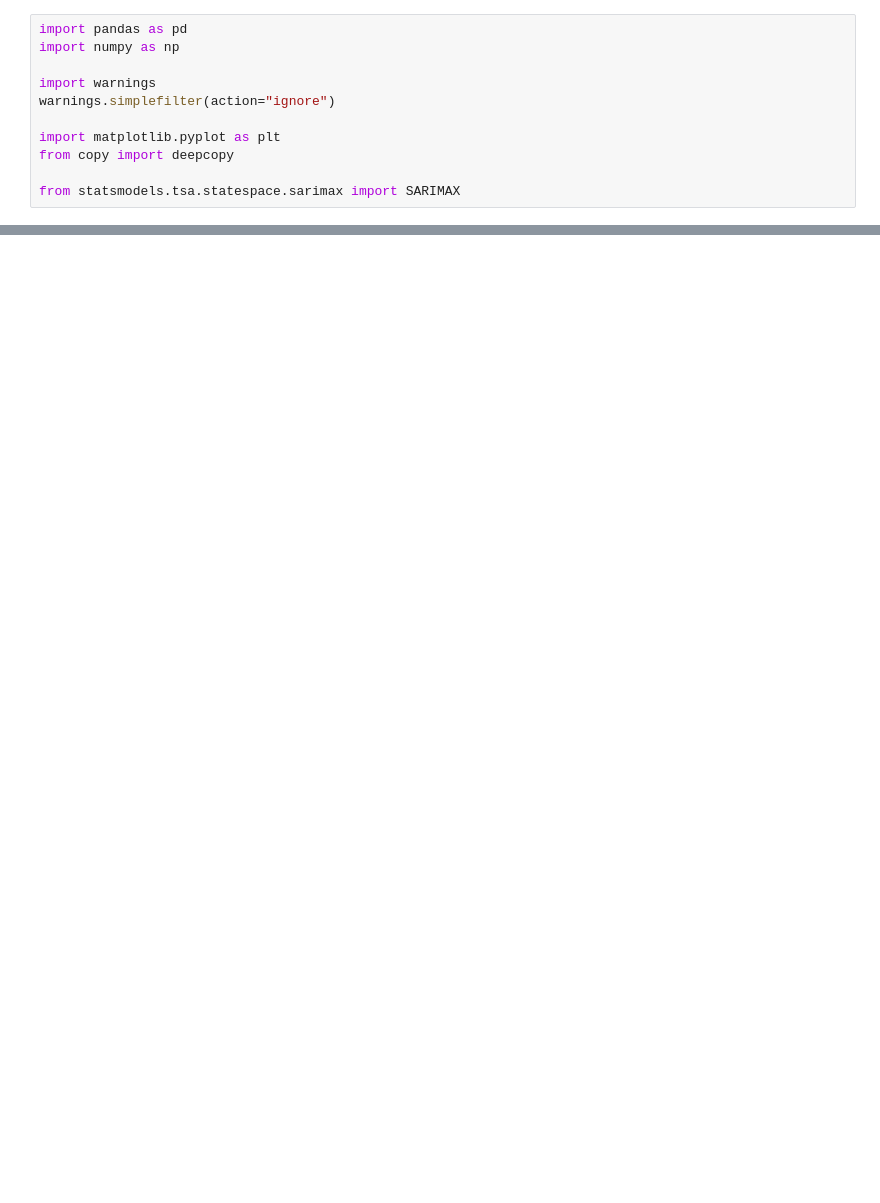
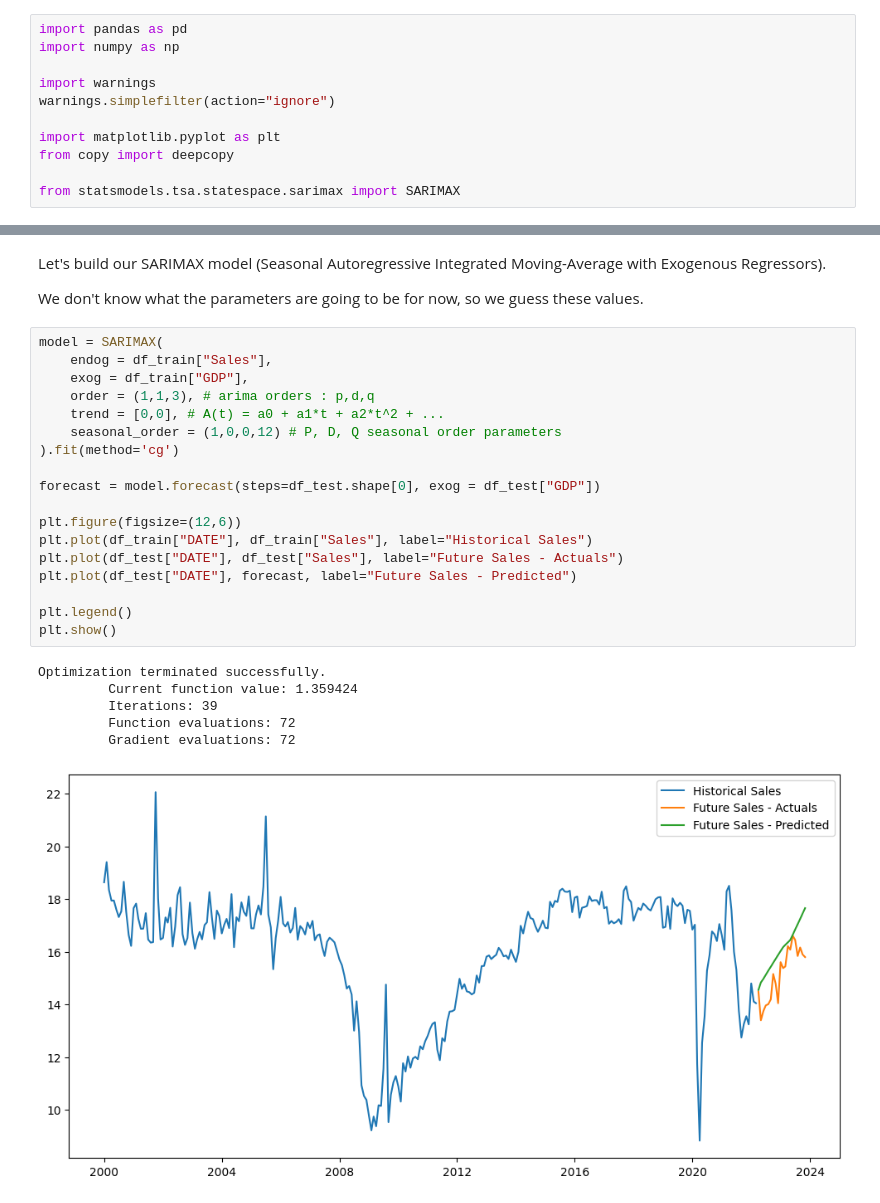
Before and after one commit to Waterfountain10/Microsoft-Stock-Prediction, a Jupyter notebook: ARIMA modeling-1.ipynb, the cells around one changed output, grey strips where cells are left out. Cells and saved outputs as stored; diff of their text form; blank space fills up the shorter version.

```diff
--- a/ARIMA modeling-1.ipynb
+++ b/ARIMA modeling-1.ipynb
@@ -23,0 +123,29 @@ plt.show()
+# %% [markdown]
+Let's build our SARIMAX model (Seasonal Autoregressive Integrated Moving-Average with Exogenous Regressors).
+
+We don't know what the parameters are going to be for now, so we guess these values.
+# %%
+model = SARIMAX(
+    endog = df_train["Sales"],
+    exog = df_train["GDP"],
+    order = (1,1,3), # arima orders : p,d,q
+    trend = [0,0], # A(t) = a0 + a1*t + a2*t^2 + ...
+    seasonal_order = (1,0,0,12) # P, D, Q seasonal order parameters
+).fit(method='cg')
+
+forecast = model.forecast(steps=df_test.shape[0], exog = df_test["GDP"])
+
+plt.figure(figsize=(12,6))
+plt.plot(df_train["DATE"], df_train["Sales"], label="Historical Sales")
+plt.plot(df_test["DATE"], df_test["Sales"], label="Future Sales - Actuals")
+plt.plot(df_test["DATE"], forecast, label="Future Sales - Predicted")
+
+plt.legend()
+plt.show()
+# %% [output]
+Optimization terminated successfully.
+         Current function value: 1.359424
+         Iterations: 39
+         Function evaluations: 72
+         Gradient evaluations: 72
+[figure, added]
```
Also changed, not shown: parts of 12 cells of this notebook.
